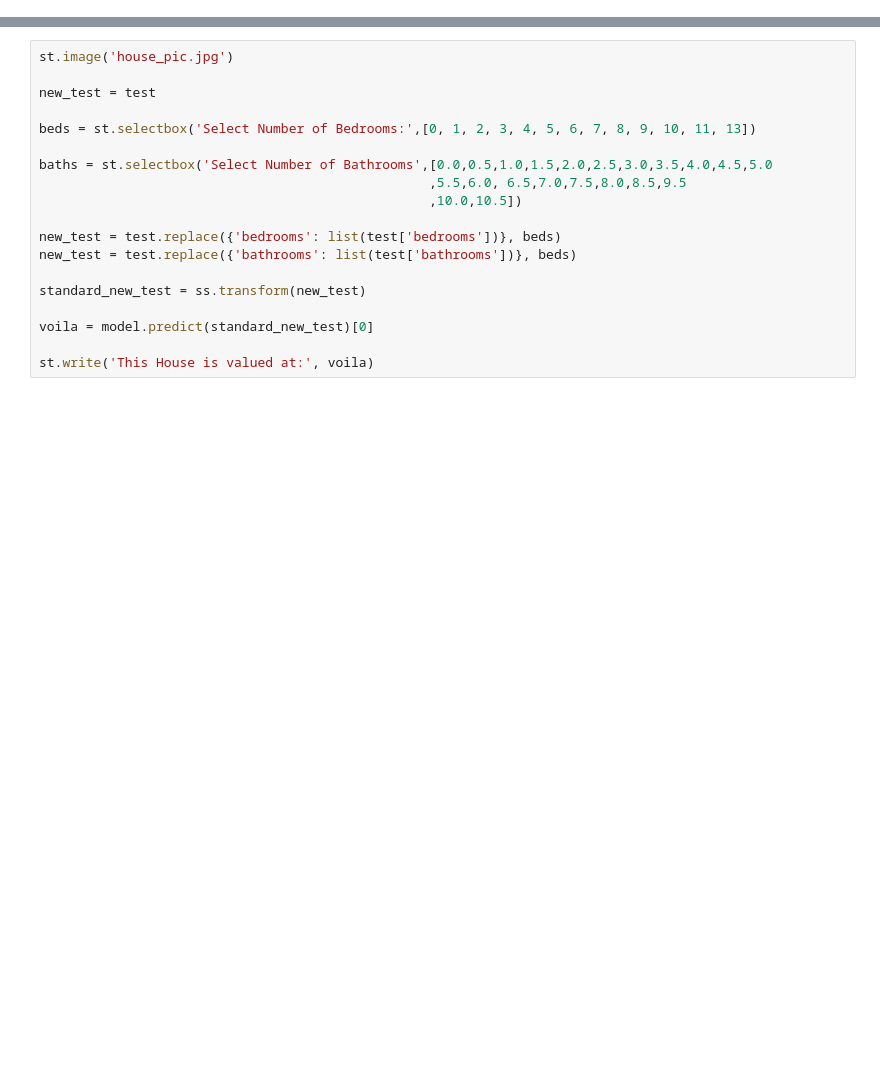
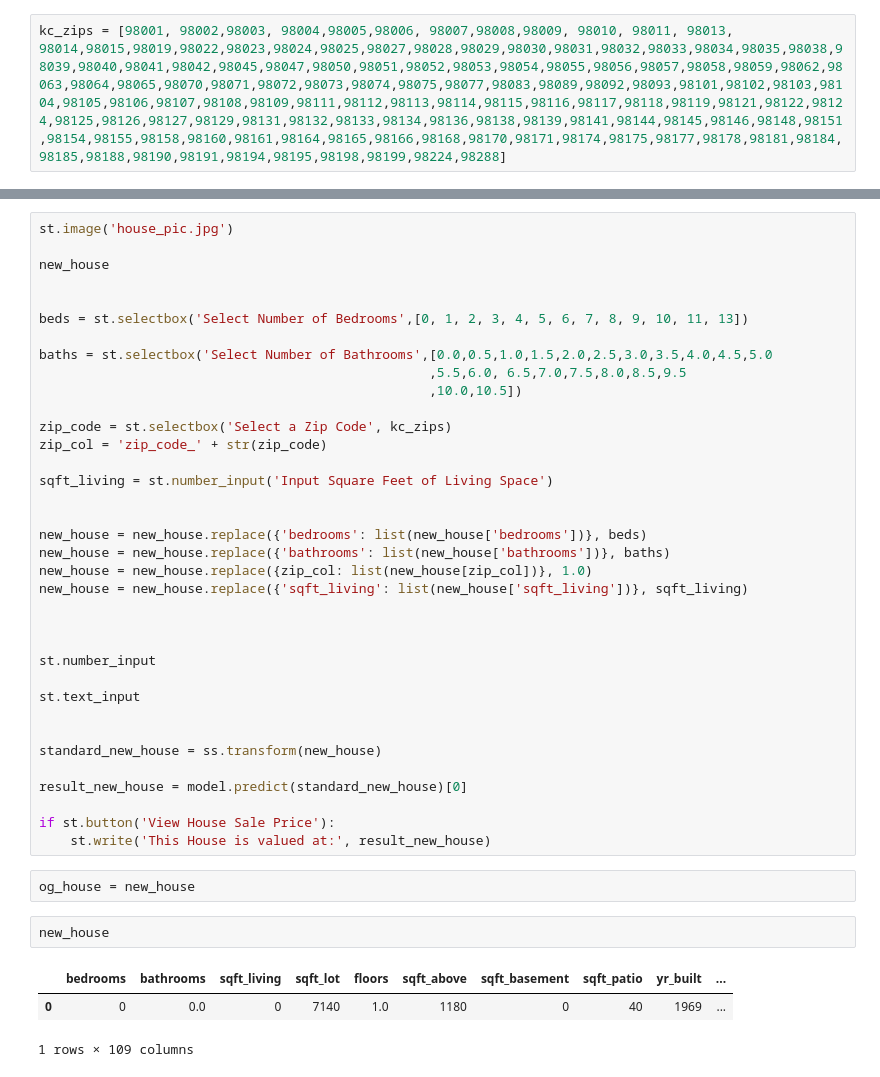
Before and after one commit to ewestrich/King-County-House-Sales, a Jupyter notebook: Eitan/st_app.ipynb, the cells around one changed output, grey strips where cells are left out. Cells and saved outputs as stored; diff of their text form; blank space fills up the shorter version.

```diff
--- a/Eitan/st_app.ipynb
+++ b/Eitan/st_app.ipynb
@@ -63,0 +142,2 @@ st.write('Common Kings County House Sold for:', result)
+# %%
+kc_zips = [98001, 98002,98003, 98004,98005,98006, 98007,98008,98009, 98010, 98011, 98013, 98014,98015,98019,98022,98023,98024,98025,98027,98028,98029,98030,98031,98032,98033,98034,98035,98038,98039,98040,98041,98042,98045,98047,98050,98051,98052,98053,98054,98055,98056,98057,98058,98059,98062,98063,98064,98065,98070,98071,98072,98073,98074,98075,98077,98083,98089,98092,98093,98101,98102,98103,98104,98105,98106,98107,98108,98109,98111,98112,98113,98114,98115,98116,98117,98118,98119,98121,98122,98124,98125,98126,98127,98129,98131,98132,98133,98134,98136,98138,98139,98141,98144,98145,98146,98148,98151,98154,98155,98158,98160,98161,98164,98165,98166,98168,98170,98171,98174,98175,98177,98178,98181,98184,98185,98188,98190,98191,98194,98195,98198,98199,98224,98288]
@@ -64,19 +177,44 @@ st.write('Common Kings County House Sold for:', result)
 # %%
 st.image('house_pic.jpg')
 
-new_test = test
+new_house
 
-beds = st.selectbox('Select Number of Bedrooms:',[0, 1, 2, 3, 4, 5, 6, 7, 8, 9, 10, 11, 13])
+
+beds = st.selectbox('Select Number of Bedrooms',[0, 1, 2, 3, 4, 5, 6, 7, 8, 9, 10, 11, 13])
 
 baths = st.selectbox('Select Number of Bathrooms',[0.0,0.5,1.0,1.5,2.0,2.5,3.0,3.5,4.0,4.5,5.0
                                                   ,5.5,6.0, 6.5,7.0,7.5,8.0,8.5,9.5
                                                   ,10.0,10.5])
 
-new_test = test.replace({'bedrooms': list(test['bedrooms'])}, beds)
-new_test = test.replace({'bathrooms': list(test['bathrooms'])}, beds)
+zip_code = st.selectbox('Select a Zip Code', kc_zips)
+zip_col = 'zip_code_' + str(zip_code)
 
-standard_new_test = ss.transform(new_test)
+sqft_living = st.number_input('Input Square Feet of Living Space')
 
-voila = model.predict(standard_new_test)[0]
 
-st.write('This House is valued at:', voila)
+new_house = new_house.replace({'bedrooms': list(new_house['bedrooms'])}, beds)
+new_house = new_house.replace({'bathrooms': list(new_house['bathrooms'])}, baths)
+new_house = new_house.replace({zip_col: list(new_house[zip_col])}, 1.0)
+new_house = new_house.replace({'sqft_living': list(new_house['sqft_living'])}, sqft_living)
+
+
+
+st.number_input
+
+st.text_input
+
+
+standard_new_house = ss.transform(new_house)
+
+result_new_house = model.predict(standard_new_house)[0]
+
+if st.button('View House Sale Price'):
+    st.write('This House is valued at:', result_new_house)
+# %%
+og_house = new_house
+# %%
+new_house
+# %% [output]
+|  | bedrooms | bathrooms | sqft_living | sqft_lot | floors | sqft_above | sqft_basement | sqft_patio | yr_built | ... |
+| 0 | 0 | 0.0 | 0 | 7140 | 1.0 | 1180 | 0 | 40 | 1969 | ... |
+1 rows × 109 columns
```
Also changed, not shown: parts of 32 cells of this notebook, 10 other files.
